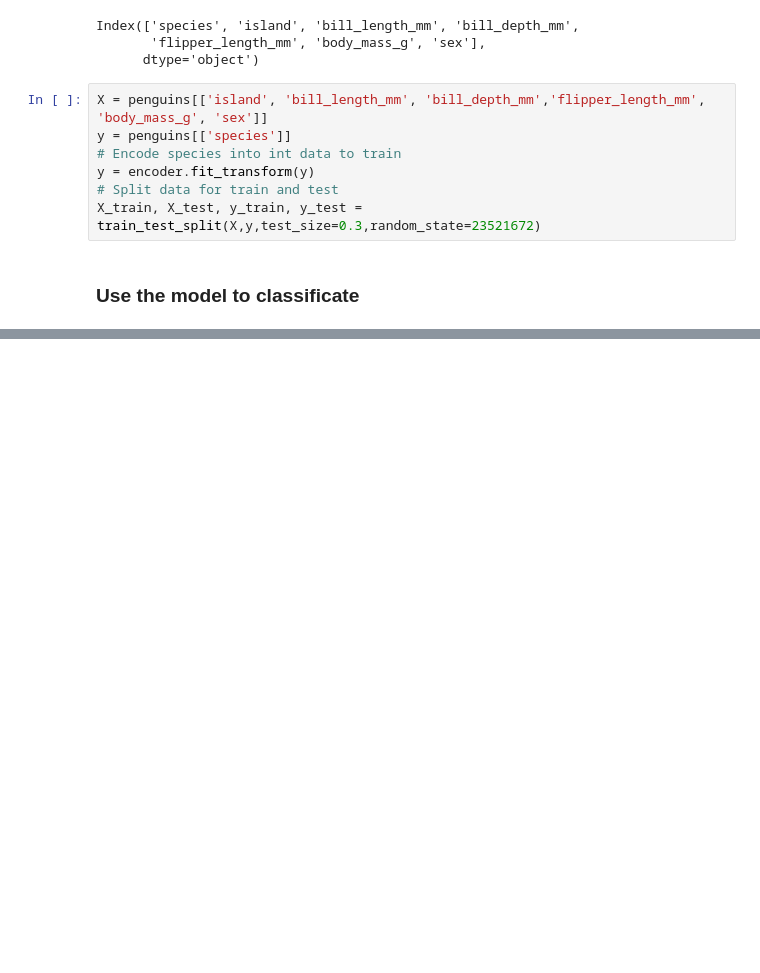
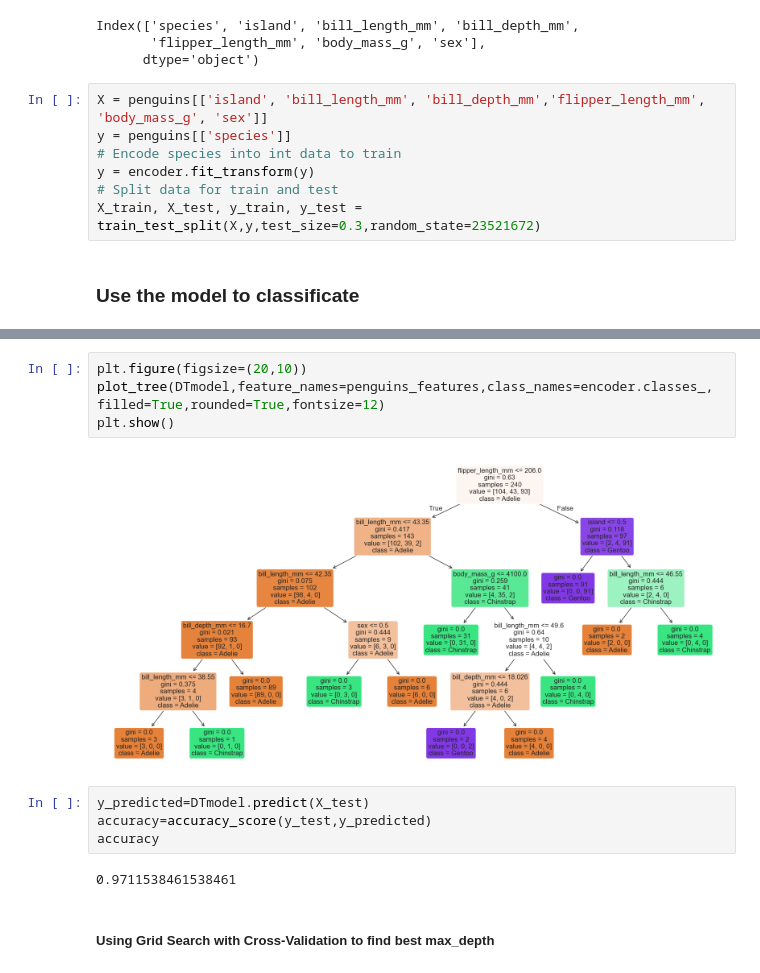
Before and after one commit to Qipu1220/PenguinClassification, a Jupyter notebook: BT1_23521672.ipynb, the cells around one changed output, grey strips where cells are left out. Drawn from its saved outputs; the diff is of its cells as text; blank space fills up the shorter version.

```diff
--- a/BT1_23521672.ipynb
+++ b/BT1_23521672.ipynb
@@ -347,0 +406,14 @@ DTmodel=DecisionTreeClassifier(max_depth=2,random_state=23521672)
+# %%
+plt.figure(figsize=(20,10))
+plot_tree(DTmodel,feature_names=penguins_features,class_names=encoder.classes_, filled=True,rounded=True,fontsize=12)
+plt.show()
+# %% [output]
+[figure, added]
+# %%
+y_predicted=DTmodel.predict(X_test)
+accuracy=accuracy_score(y_test,y_predicted)
+accuracy
+# %% [output]
+0.9711538461538461
+# %% [markdown]
+##### Using Grid Search with Cross-Validation to find best max_depth
```
Also changed, not shown: parts of 21 cells of this notebook, 2 other files.
